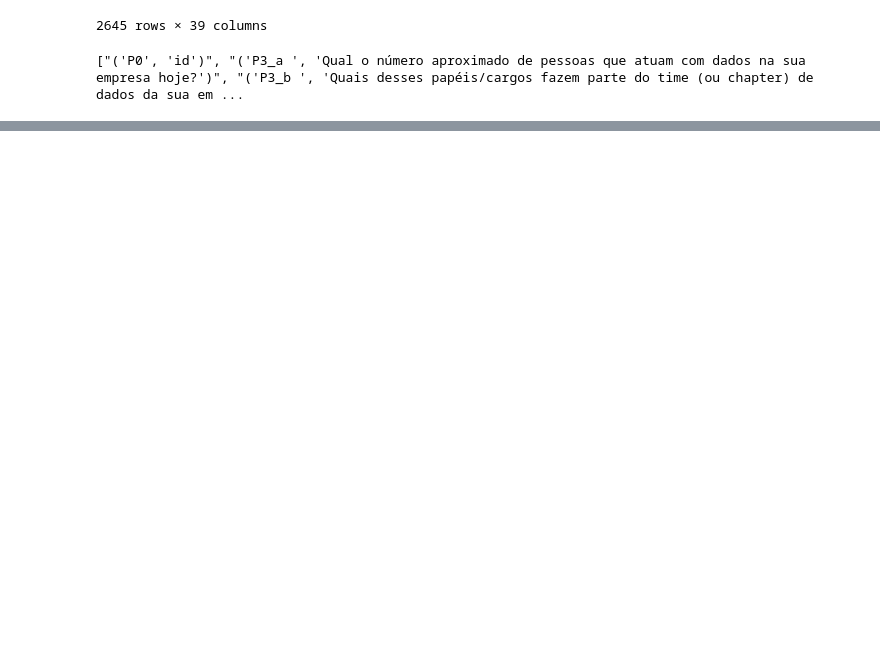
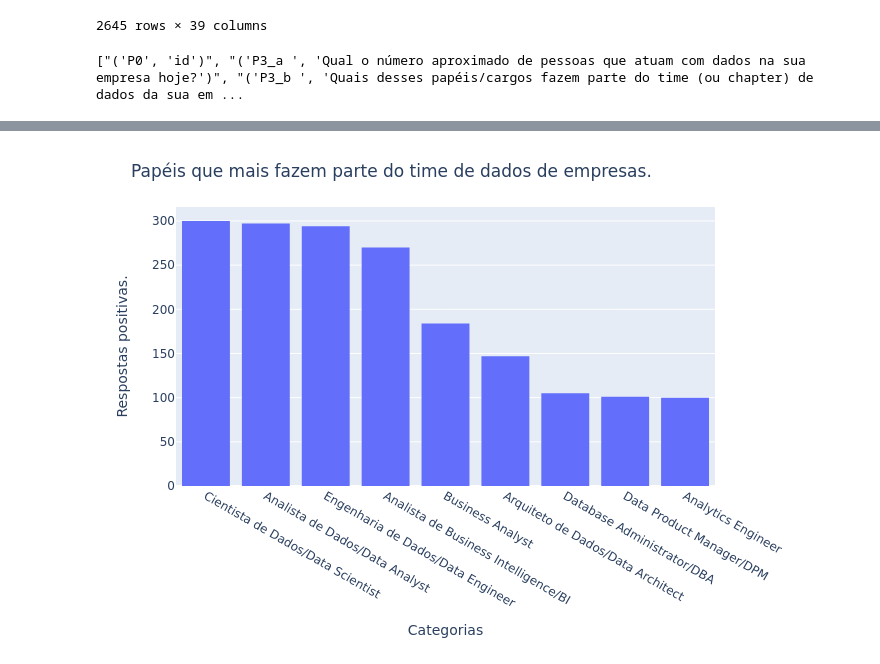
Before and after one commit to anyellequeiroz/State-of-Data-Brazil, a Jupyter notebook: State of data.ipynb, the cells around one changed output, grey strips where cells are left out. Drawn from its saved outputs; the diff is of its cells as text; code cells hidden in the pictures; blank space fills up the shorter version.

```diff
--- a/State of data.ipynb
+++ b/State of data.ipynb
@@ -681,0 +772,9 @@ fig.show("png")
+# %%
+fig = px.histogram(data_reasons_3, x='Categorias', y='Sim').update_layout(
+                        title='Papéis que mais fazem parte do time de dados de empresas.',
+                        yaxis_title='Respostas positivas.',
+                        xaxis={'categoryorder':'total descending'})
+
+fig.show("png")
+# %% [output]
+[figure, added]
```
Also changed, not shown: parts of 11 cells of this notebook.
